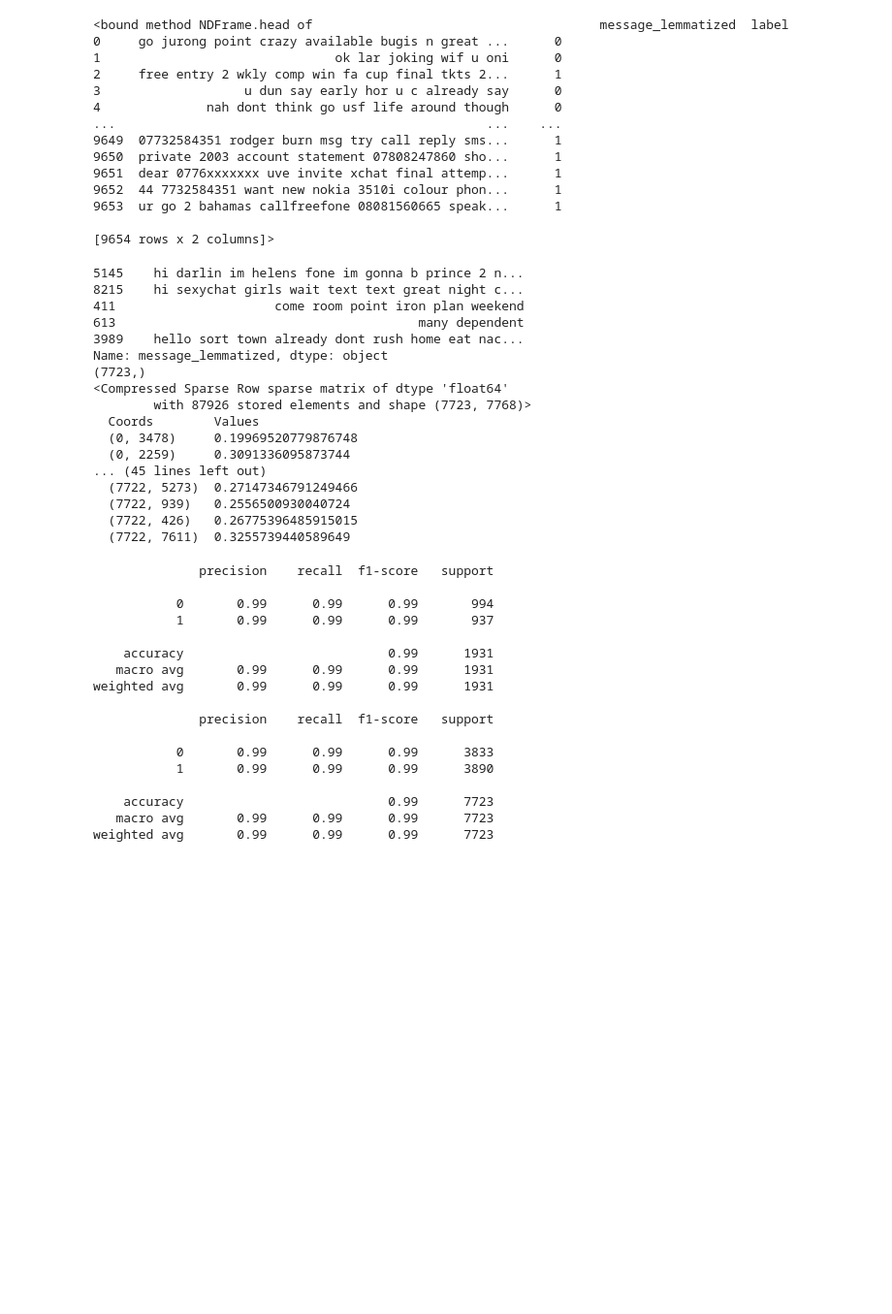
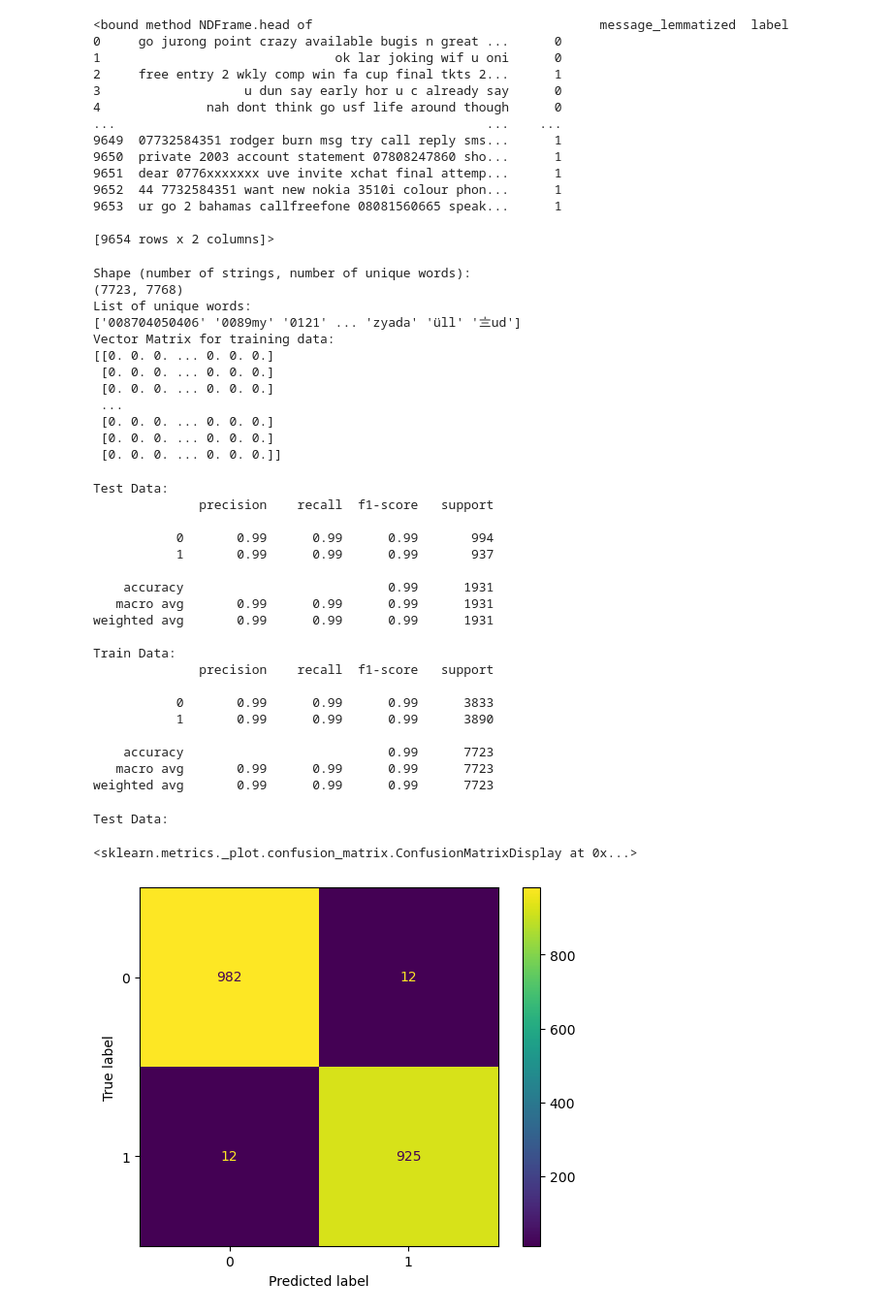
Before and after one commit to mgulbin13/dsc-project-3, a Jupyter notebook: eda.ipynb, the cells around one changed output. Shown at 97% size. Cells and saved outputs as stored; diff of their text form; code cells hidden in the pictures; blank space fills up the shorter version.

Commit message:
added confusion matrices

```diff
--- a/eda.ipynb
+++ b/eda.ipynb
@@ -186,34 +186,33 @@ df_balanced.head
 # %%
 from sklearn.model_selection import train_test_split
 from sklearn.feature_extraction.text import TfidfVectorizer
-from sklearn.metrics import confusion_matrix, classification_report
+from sklearn.metrics import confusion_matrix, classification_report, ConfusionMatrixDisplay
 
 X_train, X_test, y_train, y_test = train_test_split(df_balanced['message_lemmatized'], df_balanced['label'], test_size=.2, random_state=42)
 
 tfidf_vectorizer = TfidfVectorizer()
 X_train_tfidf = tfidf_vectorizer.fit_transform(X_train)
 X_test_tfidf = tfidf_vectorizer.transform(X_test)
-X_train_tfidf.shape
 
-print(X_train_tfidf)
+print("Shape (number of strings, number of unique words):")
+print(X_train_tfidf.shape)
+print('List of unique words:')
+print(tfidf_vectorizer.get_feature_names_out())
+print("Vector Matrix for training data:")
+print(X_train_tfidf.toarray())
 # %% [output]
-5145    hi darlin im helens fone im gonna b prince 2 n...
-8215    hi sexychat girls wait text text great night c...
-411                     come room point iron plan weekend
-613                                        many dependent
-3989    hello sort town already dont rush home eat nac...
-Name: message_lemmatized, dtype: object
-(7723,)
-<Compressed Sparse Row sparse matrix of dtype 'float64'
-        with 87926 stored elements and shape (7723, 7768)>
-  Coords        Values
-  (0, 3478)     0.19969520779876748
-  (0, 2259)     0.3091336095873744
-... (45 lines left out)
-  (7722, 5273)  0.27147346791249466
-  (7722, 939)   0.2556500930040724
-  (7722, 426)   0.26775396485915015
-  (7722, 7611)  0.3255739440589649
+Shape (number of strings, number of unique words):
+(7723, 7768)
+List of unique words:
+['008704050406' '0089my' '0121' ... 'zyada' 'üll' '〨ud']
+Vector Matrix for training data:
+[[0. 0. 0. ... 0. 0. 0.]
+ [0. 0. 0. ... 0. 0. 0.]
+ [0. 0. 0. ... 0. 0. 0.]
+ ...
+ [0. 0. 0. ... 0. 0. 0.]
+ [0. 0. 0. ... 0. 0. 0.]
+ [0. 0. 0. ... 0. 0. 0.]]
 # %%
 from sklearn.linear_model import LogisticRegression
 
@@ -223,12 +222,15 @@ lr_classifier.fit(X_train_tfidf, y_train)
 y_pred_lr = lr_classifier.predict(X_test_tfidf)
 
 class_report_lr = classification_report(y_test, y_pred_lr)
+print("Test Data:")
 print(class_report_lr)
 
 y_train_pred = lr_classifier.predict(X_train_tfidf)
 class_report_train = classification_report(y_train, y_train_pred)
+print("Train Data:")
 print(class_report_train)
 # %% [output]
+Test Data:
               precision    recall  f1-score   support
 
            0       0.99      0.99      0.99       994
@@ -238,6 +240,7 @@ print(class_report_train)
    macro avg       0.99      0.99      0.99      1931
 weighted avg       0.99      0.99      0.99      1931
 
+Train Data:
               precision    recall  f1-score   support
 
            0       0.99      0.99      0.99      3833
@@ -246,3 +249,12 @@ weighted avg       0.99      0.99      0.99      1931
     accuracy                           0.99      7723
    macro avg       0.99      0.99      0.99      7723
 weighted avg       0.99      0.99      0.99      7723
+# %%
+print("Test Data:")
+cm = confusion_matrix(y_test, y_pred_lr)
+disp = ConfusionMatrixDisplay(cm)
+disp.plot()
+# %% [output]
+Test Data:
+<sklearn.metrics._plot.confusion_matrix.ConfusionMatrixDisplay at 0x...>
+[figure, added]
```
Also changed, not shown: parts of 1 cell of this notebook.
